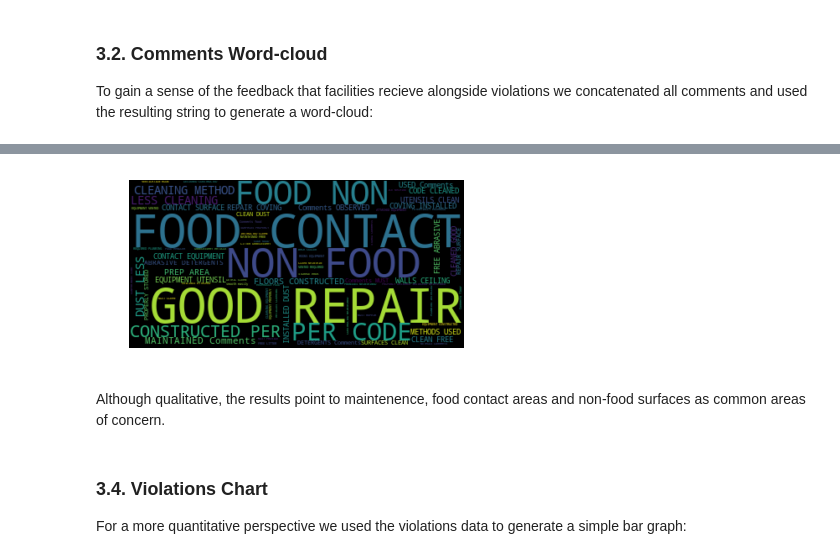
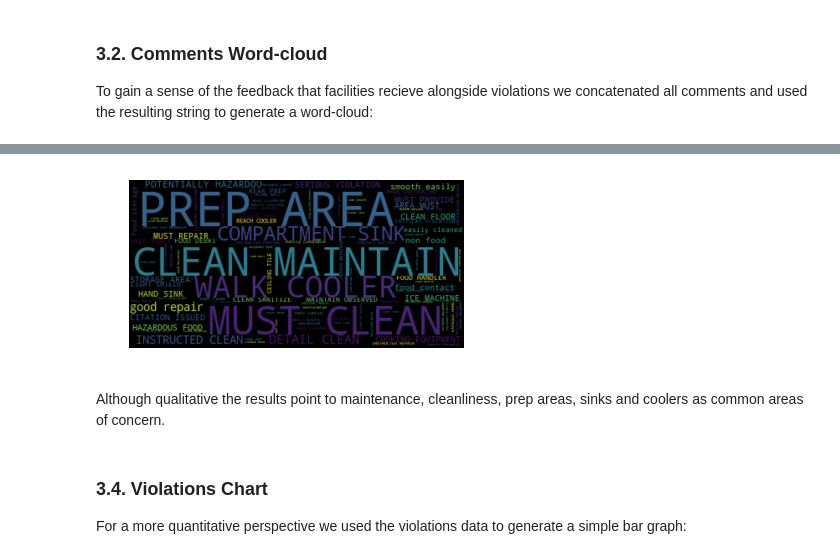
Before and after one commit to Sustainabilist/ChicagoDataAnalysis, a Jupyter notebook: REPORTS/publication_1_draft_1.ipynb, the cells around one changed output, grey strips where cells are left out. Drawn from its saved outputs; the diff is of its cells as text; code cells hidden in the pictures.

```diff
--- a/REPORTS/publication_1_draft_1.ipynb
+++ b/REPORTS/publication_1_draft_1.ipynb
@@ -257,11 +257,24 @@ You should consider upgrading via the 'pip install --upgrade pip' command.
 # %%
 # Extract comments from violations
 def get_comments(violations):
     comments = ""
     if type(violations) == str:
         violations = violations.split(' | ')
         for violation in violations:
             violation = violation.split('Comments:')
             if len(violation) == 2:
                 comments += violation[1]
     return comments
+
+# Concatenate all comments
+comments = inspections.violations.apply(get_comments).str.cat(sep=" ")
+
+# Generate wordcloud
+comments_wordcloud = WordCloud().generate(comments)
+
+# Plot wordcloud
+plt.imshow(comments_wordcloud, interpolation='bilinear')
+plt.axis("off")
+plt.show()
+# %% [output]
+[figure, added]
@@ -271,14 +281,5 @@ comments_blob = inspections.violations.apply(get_comments).str.cat(sep=" ")
-# %%
-all_comments = inspections.violations.str.cat(sep=' ')
-
-all_comments_wordcloud = WordCloud().generate(all_comments)
-plt.imshow(all_comments_wordcloud, interpolation='bilinear')
-plt.axis("off")
-plt.show()
-# %% [output]
-[figure, removed]
 # %% [markdown]
-Although qualitative, the results point to maintenence, food contact areas and non-food surfaces as common areas of concern.
+Although qualitative the results point to maintenance, cleanliness, prep areas, sinks and coolers as common areas of concern.
 # %% [markdown]
 ### 3.4. Violations Chart
 
```
Also changed, not shown: parts of 10 cells of this notebook, 3 other files.
